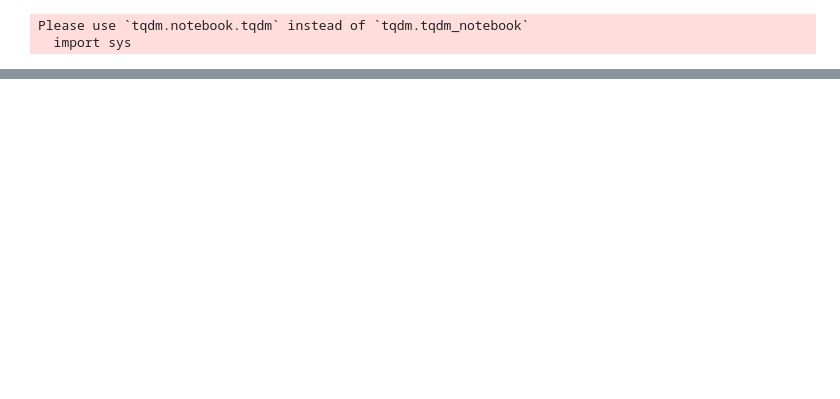
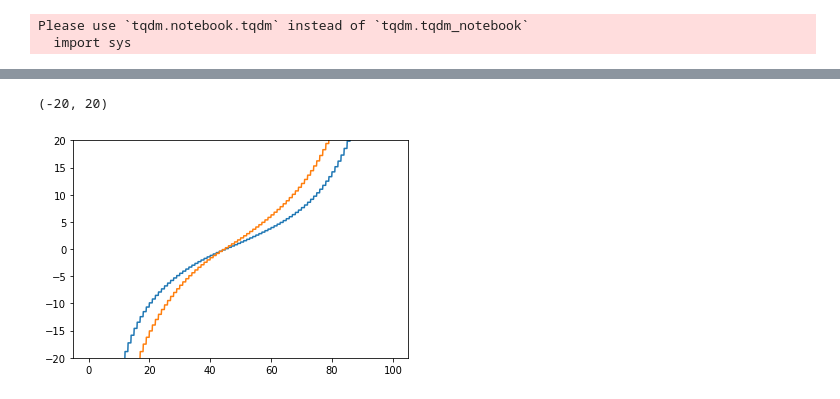
Before and after one commit to ankitesh97/CBRAIN-CAM, a Jupyter notebook: notebooks/ankitesh-devlog/10_Regression_New_Scalings.ipynb, the cells around one changed output, grey strips where cells are left out. Saved outputs shown, nothing was run; the diff lists cells and outputs as text; code cells hidden in the pictures; blank space fills up the shorter version.

```diff
--- a/notebooks/ankitesh-devlog/10_Regression_New_Scalings.ipynb
+++ b/notebooks/ankitesh-devlog/10_Regression_New_Scalings.ipynb
@@ -824,3 +850,10 @@ Please use `tqdm.notebook.tqdm` instead of `tqdm.tqdm_notebook`
+# %%
+plt.plot(np.arange(0,1001)/10, perc['M4K']['PHQ'][29])
+plt.plot(np.arange(0,1001)/10, perc['P4K']['PHQ'][29])
+plt.ylim((-20,20))
+# %% [output]
+(-20, 20)
+[figure, added]
 # %%
 data = data_file[1][6:-3]
 name = 'RH'
```
Also changed, not shown: parts of 62 cells of this notebook, 10 other files.
